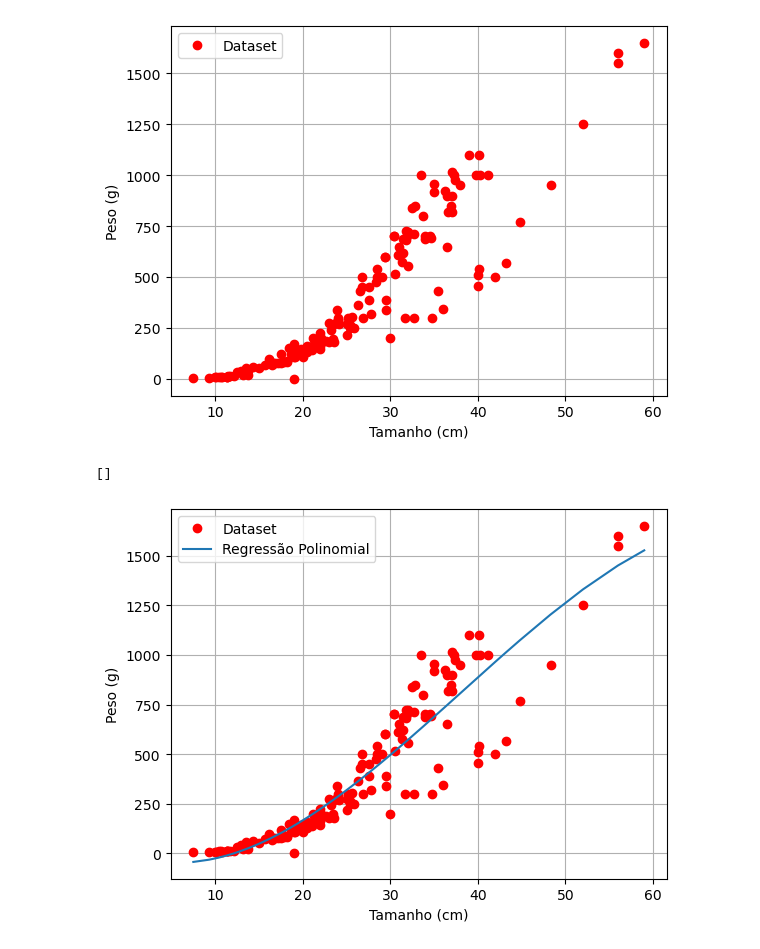
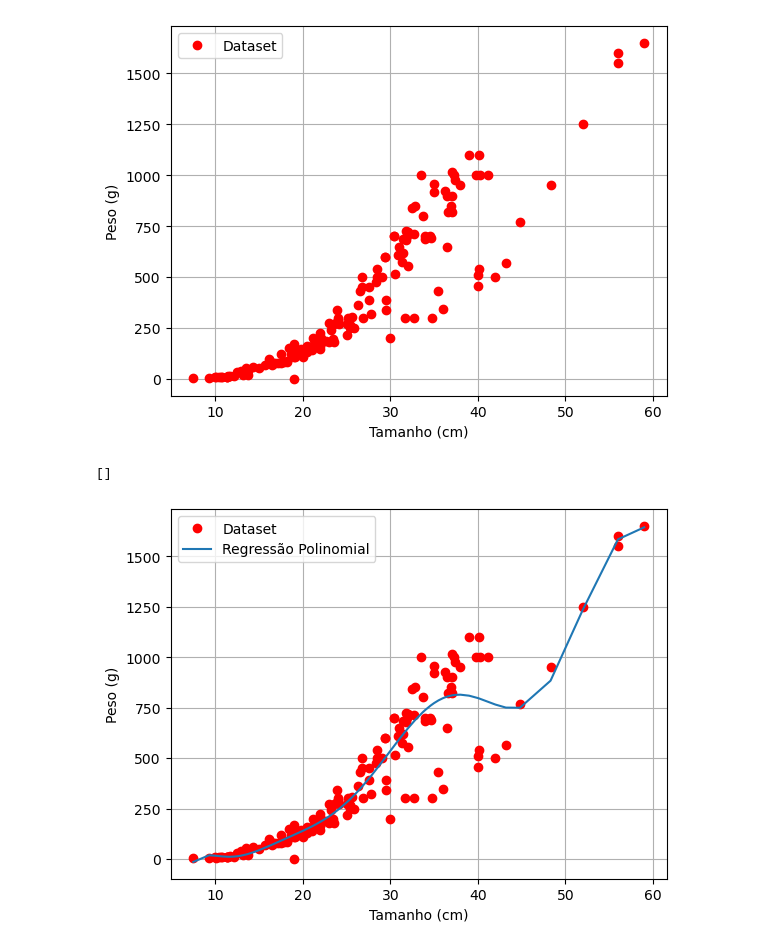
Before and after one commit to HenriqueTogo/machine-learning, a Jupyter notebook: Lista02/lista_02_231111280.ipynb, the cells around one changed output. Saved outputs shown, nothing was run; the diff lists cells and outputs as text; code cells hidden in the pictures.

```diff
--- a/Lista02/lista_02_231111280.ipynb
+++ b/Lista02/lista_02_231111280.ipynb
@@ -123,21 +123,21 @@ def y_predict_model(order, x, w):
             y[j] +=  x[j]**i * w[i]
     return y
 # %%
-order_model = 3
+order_model = 9
 d = d_matrix(order_model, size_ordered)
 w = np.matmul(np.matmul(np.linalg.inv(np.matmul(np.transpose(d), d)), np.transpose(d)), weight_ordered)
 
 y_predict = y_predict_model(order_model, size_ordered, w)
 plt.plot(size_ordered, weight_ordered, 'ro')
 plt.plot(size_ordered, y_predict)
 plt.xlabel('Tamanho (cm)')
 plt.ylabel('Peso (g)')
 plt.grid('on')
 plt.legend(['Dataset', 'Regressão Polinomial'])
 plt.plot()
 # %% [output]
 []
-[figure, old version]
+[figure, new version]
 # %%
 train_dataset_len = round(0.8*len(weight))
 np.random.shuffle(dataset)
```
Also changed, not shown: parts of 4 cells of this notebook.
